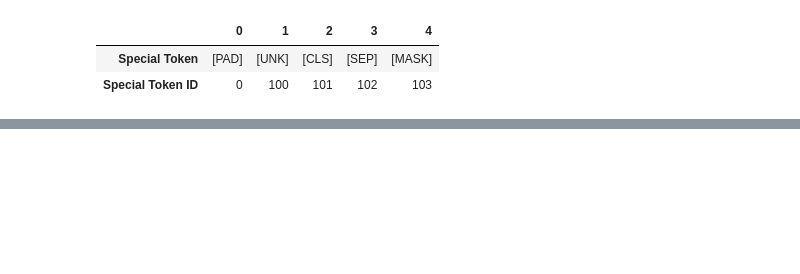
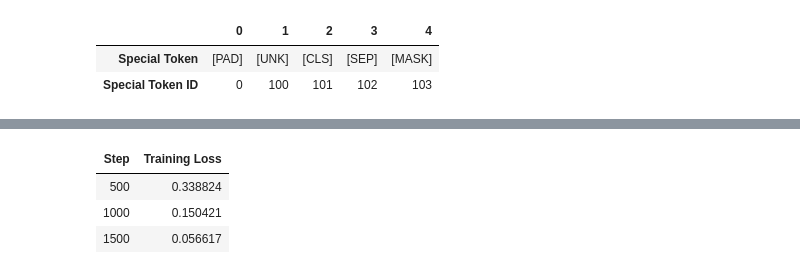
Before and after one commit to Halace-cmd/RDL, a Jupyter notebook: RDL_Ex2.ipynb, the cells around one changed output, grey strips where cells are left out. Drawn from its saved outputs; the diff is of its cells as text; code cells hidden in the pictures; blank space fills up the shorter version.

```diff
--- a/RDL_Ex2.ipynb
+++ b/RDL_Ex2.ipynb
@@ -250,0 +239,80 @@ Starting training...
+# %%
+import torch
+from transformers import AutoModelForSequenceClassification, AutoTokenizer, TrainingArguments, Trainer
+
+experiment_grid = [
+    {"name": "1. Baseline (128 Context)", "learning_rate": 2e-5, "batch_size": 16, "max_length": 128, "epochs": 3, "freeze": False},
+    {"name": "2. Full Context (256 Context)", "learning_rate": 2e-5, "batch_size": 16, "max_length": 256, "epochs": 3, "freeze": False},
+    {"name": "3. High LR + 128 Context", "learning_rate": 5e-5, "batch_size": 16, "max_length": 128, "epochs": 5, "freeze": False},
+    {"name": "4. Large Batch + 128 Context", "learning_rate": 5e-5, "batch_size": 32, "max_length": 128, "epochs": 3, "freeze": False},
+    {"name": "5. Max Batch + 64 Context", "learning_rate": 5e-5, "batch_size": 128, "max_length": 64, "epochs": 5, "freeze": False},
+    {"name": "6. Frozen Baseline (128)", "learning_rate": 1e-3, "batch_size": 16, "max_length": 128, "epochs": 3, "freeze": True},
+    {"name": "7. Frozen Full Context (256)", "learning_rate": 1e-3, "batch_size": 16, "max_length": 256, "epochs": 3, "freeze": True},
+    {"name": "8. Frozen High LR (5e-3)", "learning_rate": 5e-3, "batch_size": 32, "max_length": 128, "epochs": 3, "freeze": True},
+    {"name": "9. Frozen Max LR (1e-2)", "learning_rate": 1e-2, "batch_size": 32, "max_length": 64, "epochs": 3, "freeze": True},
+    {"name": "10. Frozen Max Batch (128)", "learning_rate": 5e-3, "batch_size": 128, "max_length": 64, "epochs": 6, "freeze": True}
+]
+
+results = []
+best_f1 = 0
+best_model_path = "./best_model"
+
+for config in experiment_grid:
+    def dynamic_tokenize(examples): # Tokenization wird hier gemacht, da  manche Texte absichtlich truncated werden (zb bei max_length 64)
+        return tokenizer(examples["text"], padding="max_length", truncation=True, max_length=config['max_length'])
+
+    tok_train = train.map(dynamic_tokenize, batched=True)
+    tok_val = val.map(dynamic_tokenize, batched=True)
+
+    model = AutoModelForSequenceClassification.from_pretrained(
+        model_checkpoint,
+        num_labels=4,
+        id2label={0: "World", 1: "Sports", 2: "Business", 3: "Sci/Tech"},
+        label2id={"World": 0, "Sports": 1, "Business": 2, "Sci/Tech": 3}
+    )
+
+    if config["freeze"]:
+        for param in model.distilbert.parameters():
+            param.requires_grad = False
+
+    training_args = TrainingArguments(
+        output_dir=f"./results_{config['name'].replace(' ', '_')}",
+        learning_rate=config['learning_rate'],
+        per_device_train_batch_size=config['batch_size'],
+        per_device_eval_batch_size=config['batch_size'],
+        num_train_epochs=config['epochs'],
+        weight_decay=0.01,
+        fp16=True,
+        report_to="none"
+    )
+
+    trainer = Trainer(
+        model=model,
+        args=training_args,
+        train_dataset=tok_train,
+        compute_metrics=compute_metrics
+    )
+
+    trainer.train()
+    eval_metrics = trainer.evaluate(eval_dataset=tok_val)
+
+    current_f1 = eval_metrics["eval_f1"]
+    if current_f1 > best_f1:
+        best_f1 = current_f1
+        trainer.save_model(best_model_path)
+
+    results.append({
+        "Experiment": config["name"],
+        "LR": config["learning_rate"],
+        "Batch Size": config["batch_size"],
+        "Max Length": config["max_length"],
+        "Val Accuracy": eval_metrics["eval_accuracy"],
+        "Val F1": eval_metrics["eval_f1"]
+    })
+
+    del model, trainer
+    torch.cuda.empty_cache()
+
+results_df = pd.DataFrame(results)
+display(results_df.sort_values(by="Val F1", ascending=False))
+# %% [output]
@@ -250,0 +376,4 @@ Starting training...
+| Step | Training Loss |
+| 500 | 0.338824 |
+| 1000 | 0.150421 |
+| 1500 | 0.056617 |
```
Also changed, not shown: parts of 41 cells of this notebook.
